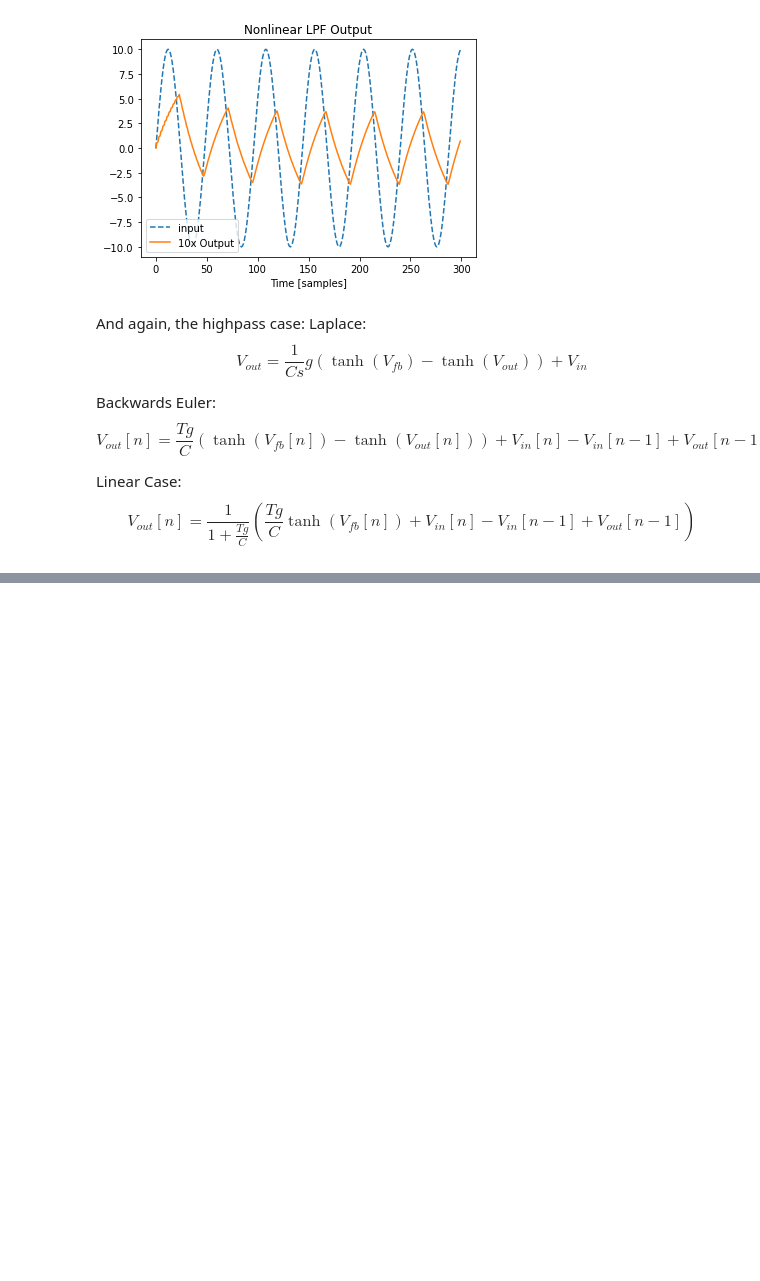
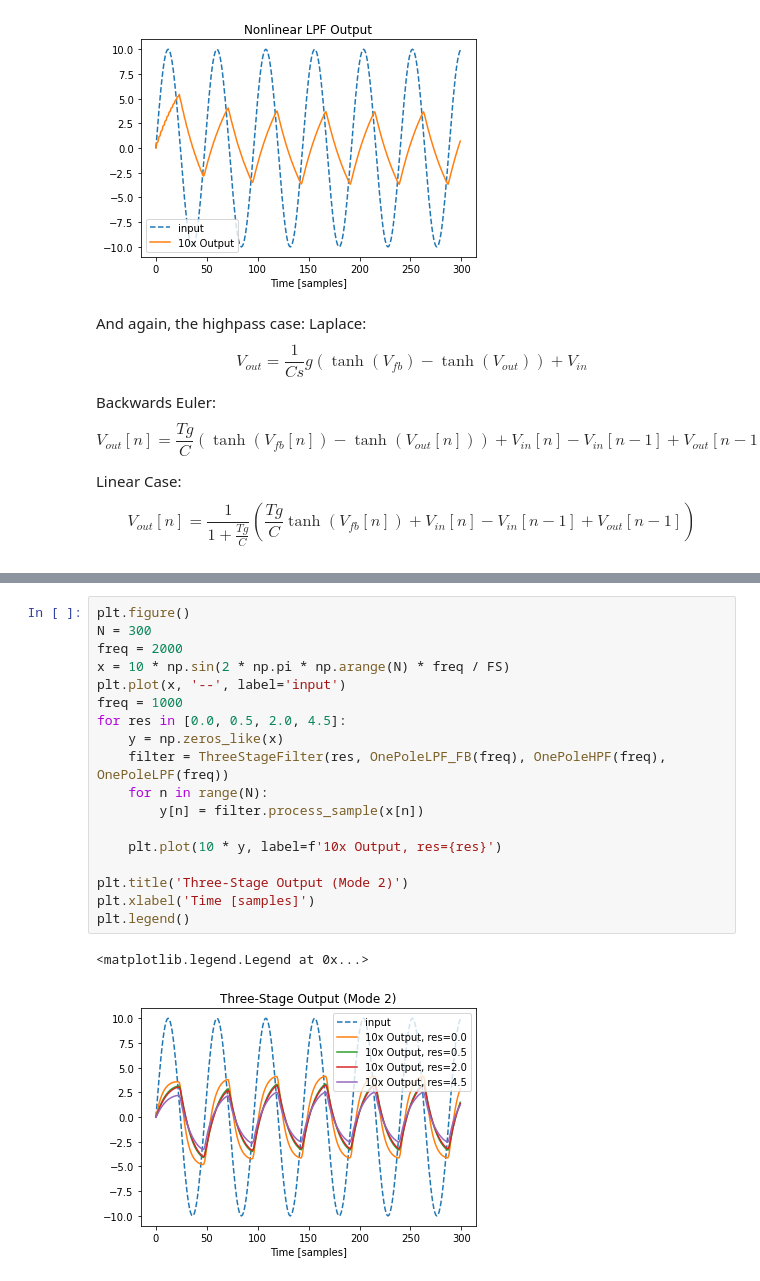
Before and after one commit to surge-synthesizer/surge-python, a Jupyter notebook: scripts/dsp_simulations/ThreelerAnalysis.ipynb, the cells around one changed output, grey strips where cells are left out. Drawn from its saved outputs; the diff is of its cells as text; blank space fills up the shorter version.

```diff
--- a/scripts/dsp_simulations/ThreelerAnalysis.ipynb
+++ b/scripts/dsp_simulations/ThreelerAnalysis.ipynb
@@ -346,0 +525,21 @@ plt.legend()
+# %%
+plt.figure()
+N = 300
+freq = 2000
+x = 10 * np.sin(2 * np.pi * np.arange(N) * freq / FS)
+plt.plot(x, '--', label='input')
+freq = 1000
+for res in [0.0, 0.5, 2.0, 4.5]:
+    y = np.zeros_like(x)
+    filter = ThreeStageFilter(res, OnePoleLPF_FB(freq), OnePoleHPF(freq), OnePoleLPF(freq))
+    for n in range(N):
+        y[n] = filter.process_sample(x[n])
+
+    plt.plot(10 * y, label=f'10x Output, res={res}')
+
+plt.title('Three-Stage Output (Mode 2)')
+plt.xlabel('Time [samples]')
+plt.legend()
+# %% [output]
+<matplotlib.legend.Legend at 0x...>
+[figure, added]
```
Also changed, not shown: parts of 11 cells of this notebook.
